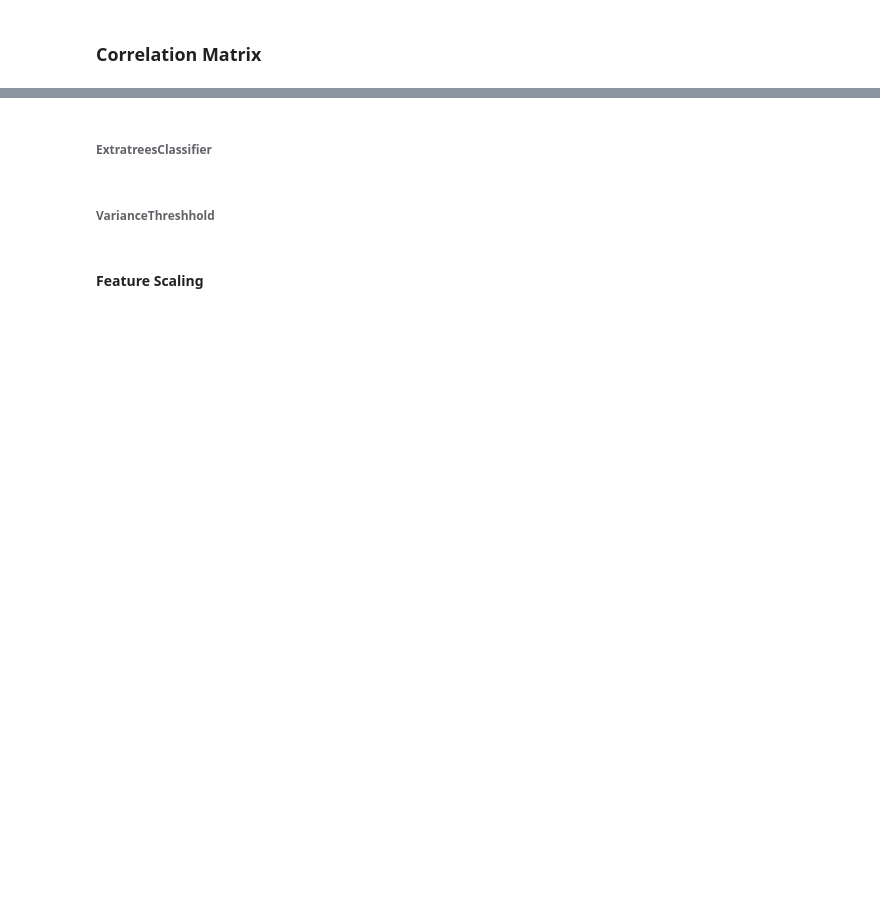
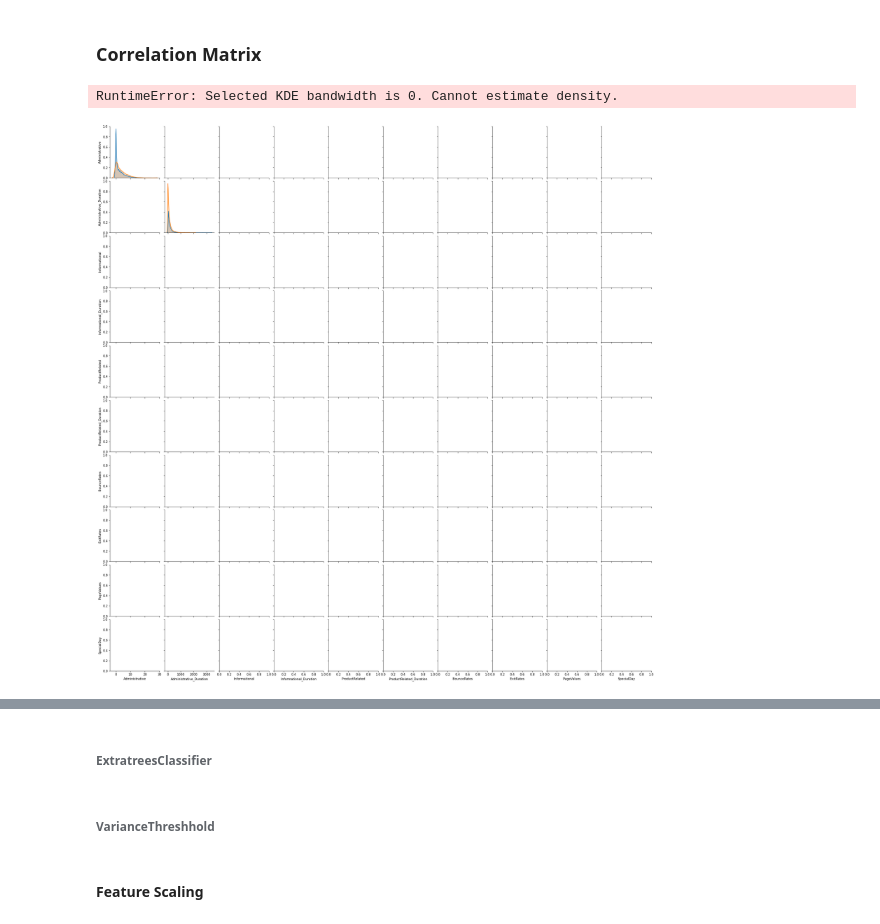
Before and after one commit to SepidehMohammadi/Capstone_python, a Jupyter notebook: Online Shoppers Purchasing Intention.ipynb, the cells around one changed output, grey strips where cells are left out. Cells and saved outputs as stored; diff of their text form; code cells hidden in the pictures; blank space fills up the shorter version.

```diff
--- a/Online Shoppers Purchasing Intention.ipynb
+++ b/Online Shoppers Purchasing Intention.ipynb
@@ -693,0 +747,3 @@ OSHIy = labelencoder_y.fit_transform(OSHIy)
+# %%
+le_weekend = LabelEncoder()
+OSHIdf['Revenue'] = le_weekend.fit_transform(OSHIdf['Revenue'])
@@ -704,5 +766,12 @@ shape of dependent variable vector: (12330,)
 # %% [markdown]
 ### Correlation Matrix
+# %%
+sns.pairplot(OSHIdf, vars = ['Administrative', 'Administrative_Duration', 'Informational',
+       'Informational_Duration', 'ProductRelated', 'ProductRelated_Duration',
+       'BounceRates', 'ExitRates', 'PageValues', 'SpecialDay'],hue = 'Revenue')
+# %% [output]
+RuntimeError: Selected KDE bandwidth is 0. Cannot estimate density.
+[figure, added]
 # %%
 corr = OSHIX_n.corr()
 ax = sns.heatmap(
```
Also changed, not shown: parts of 160 cells of this notebook, 2 other files.
